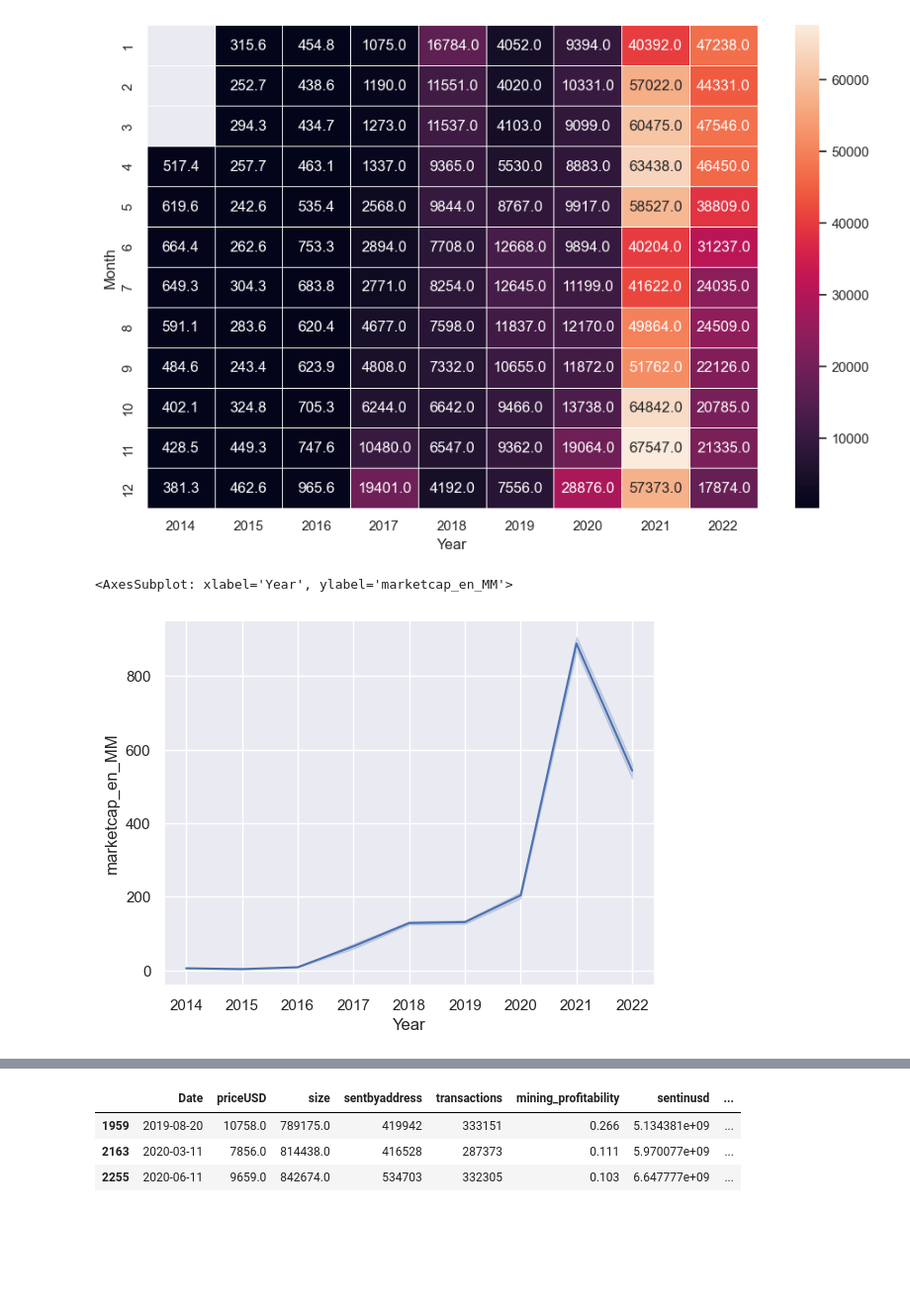
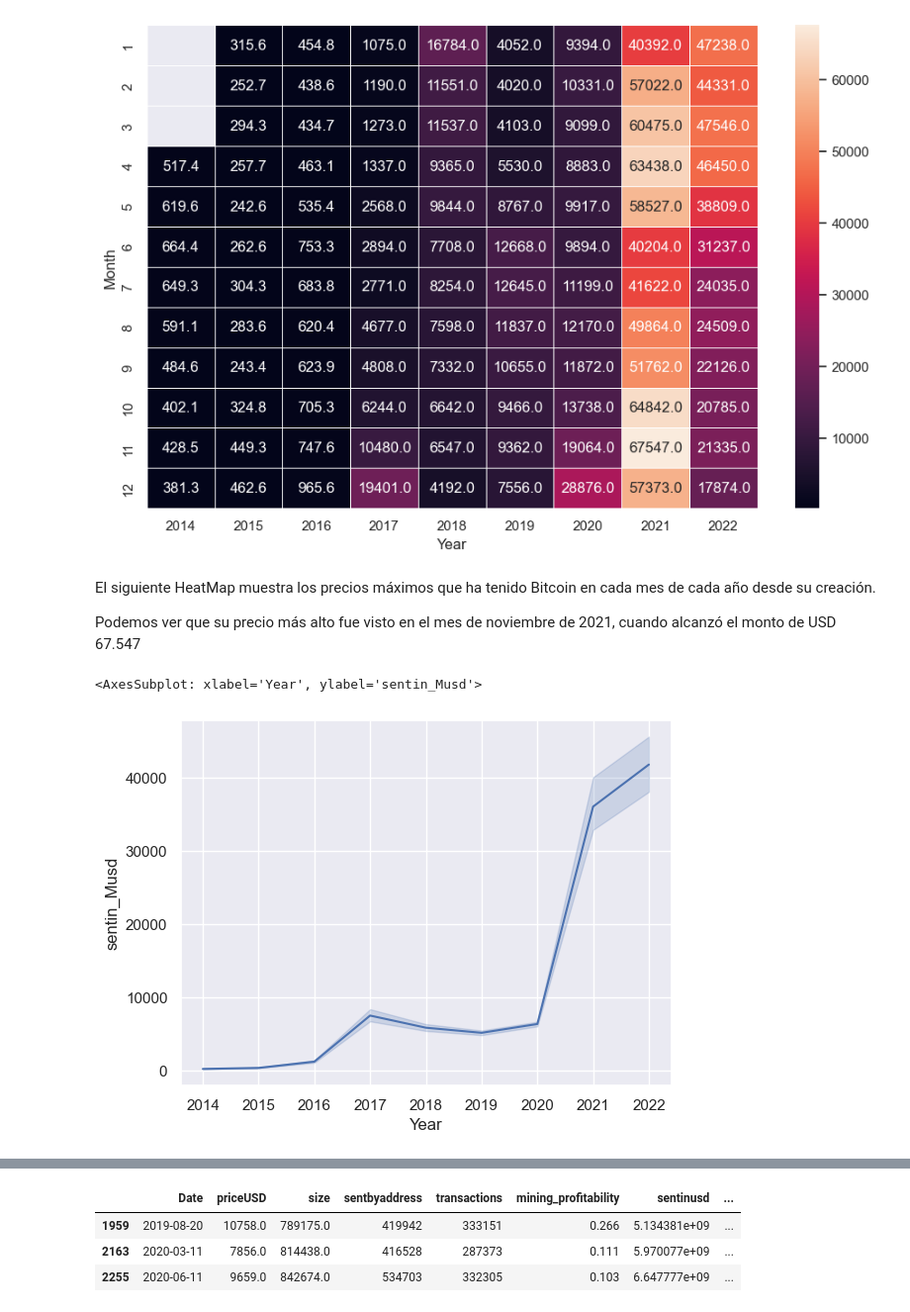
Before and after one commit to MartinMF88/Proyecto_DataScience_Coder, a Jupyter notebook: notebooks/Visualizacion.Martinez.ipynb, the cells around one changed output, grey strips where cells are left out. Shown: that part at 99% size. Cells and saved outputs as stored; diff of their text form; code cells hidden in the pictures; blank space fills up the shorter version.

```diff
--- a/notebooks/Visualizacion.Martinez.ipynb
+++ b/notebooks/Visualizacion.Martinez.ipynb
@@ -107,9 +117,16 @@ sns.heatmap(df_price_order1, annot=True, fmt=".1f", linewidths=.5, ax=ax)
 # %% [output]
 <AxesSubplot: xlabel='Year', ylabel='Month'>
 [figure]
+# %% [markdown]
+El siguiente HeatMap muestra los precios máximos que ha tenido Bitcoin en cada mes de cada año desde su creación.
+
+Podemos ver que su precio más alto fue visto en el mes de noviembre de 2021, cuando alcanzó el monto de USD 67.547
 # %%
+df['sentin_Musd'] = df['sentinusd'] / 1000000
+df.head(3)
+
 sns.set_theme(style="darkgrid")
-sns.lineplot(x="Year", y="marketcap_en_MM", data=df)
+sns.lineplot(x="Year", y="sentin_Musd", data=df)
 # %% [output]
-<AxesSubplot: xlabel='Year', ylabel='marketcap_en_MM'>
+<AxesSubplot: xlabel='Year', ylabel='sentin_Musd'>
-[figure, old version]
+[figure, new version]
```
Also changed, not shown: parts of 7 cells of this notebook.
